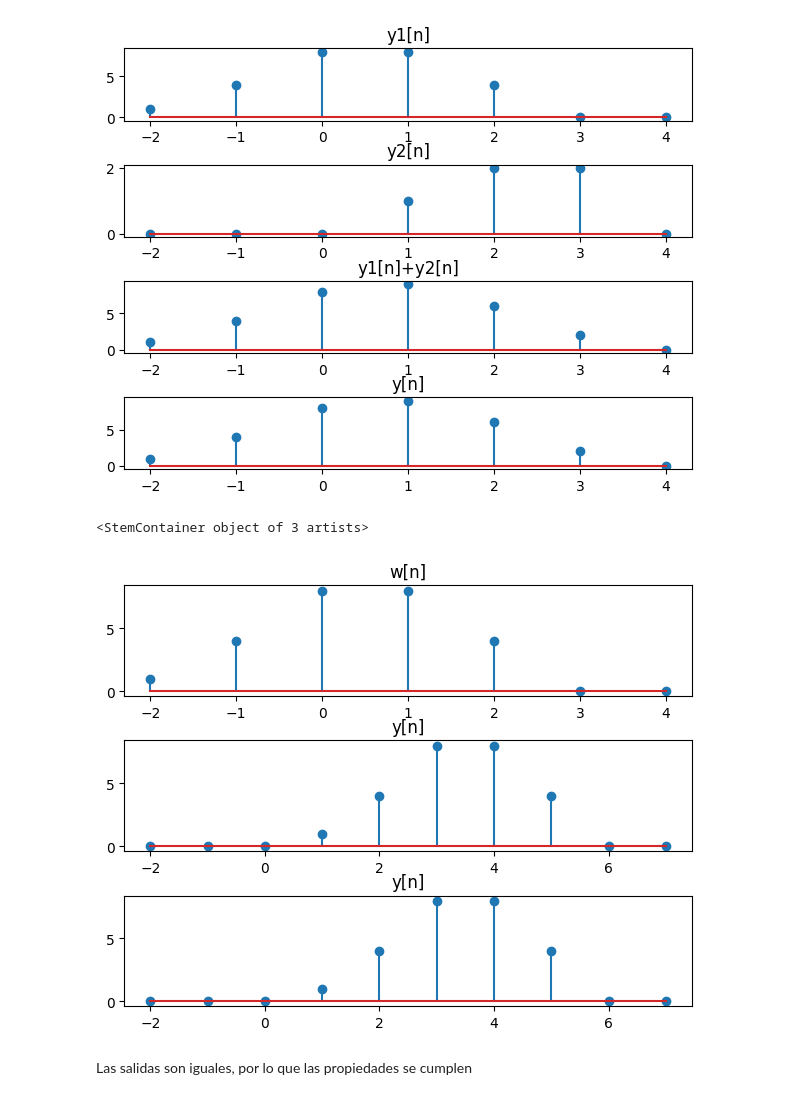
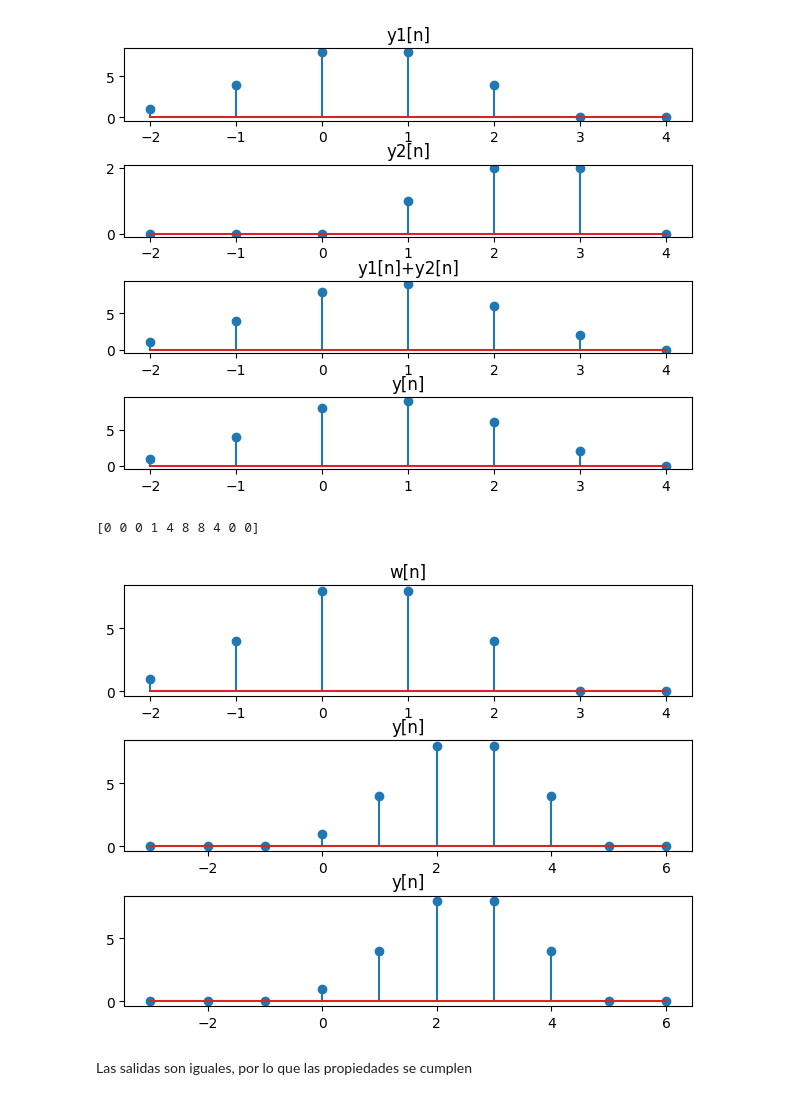
Before and after one commit to FacundoLG/tpl2-ASyS, a Jupyter notebook: ASYS_TPL2_G4_EJ4.ipynb, the cells around one changed output. Saved outputs shown, nothing was run; the diff lists cells and outputs as text; code cells hidden in the pictures.

```diff
--- a/ASYS_TPL2_G4_EJ4.ipynb
+++ b/ASYS_TPL2_G4_EJ4.ipynb
@@ -50,23 +50,23 @@ axs[3].stem(n,y)
 # %%
 w =y1
 y = np.convolve(w,h2)
-yp = np.convolve(h1,np.convolve(h1,h2))
+yp = np.convolve(h1,y2)
 
 n = np.arange(-2,5)
-n2 = np.arange(-2,8)
+n2 = np.arange(-3,7)
 
 fig, axs = plt.subplots(3,1)
 fig.tight_layout()
 
 axs[0].set_title("w[n]")
 axs[0].stem(n,w)
 
 axs[1].set_title("y[n]")
 axs[1].stem(n2,y)
 axs[2].set_title("y[n]")
 axs[2].stem(n2,yp)
 # %% [output]
-<StemContainer object of 3 artists>
+[0 0 0 1 4 8 8 4 0 0]
-[figure, old version]
+[figure, new version]
 # %% [markdown]
 Las salidas son iguales, por lo que las propiedades se cumplen
```
